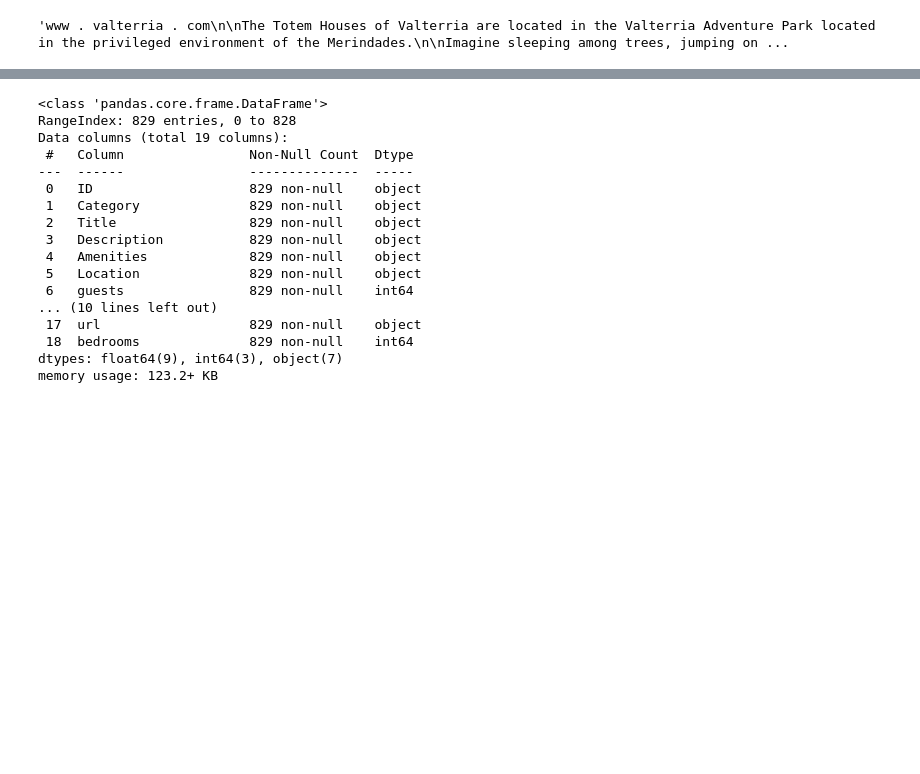
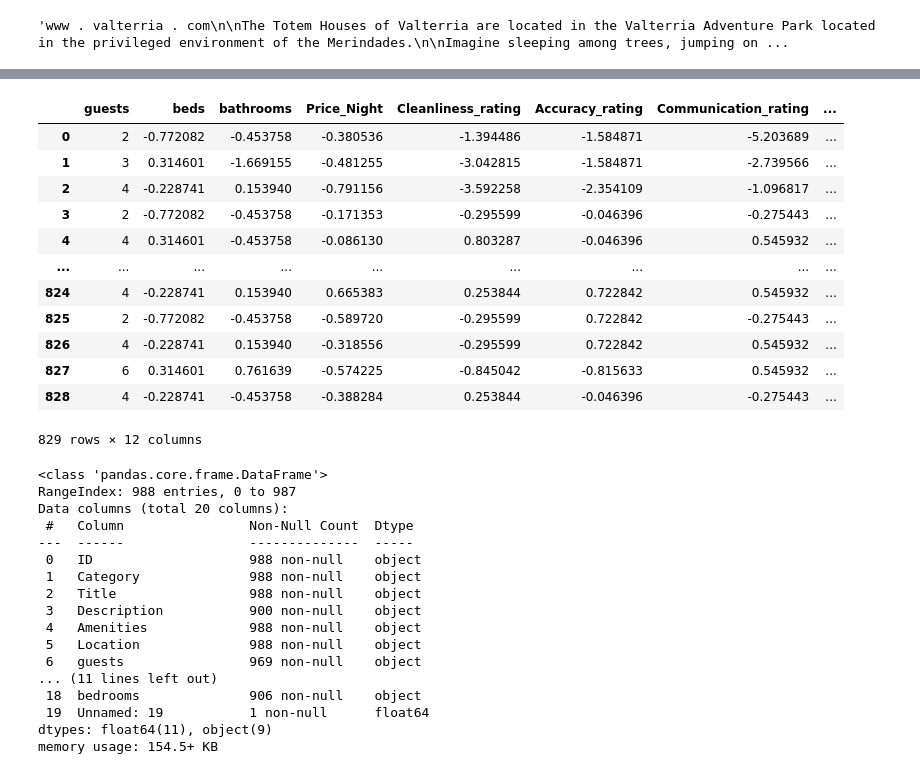
Before and after one commit to raweru/modelling-airbnbs-property-listing-dataset-, a Jupyter notebook: cleaner.ipynb, the cells around one changed output, grey strips where cells are left out. Drawn from its saved outputs; the diff is of its cells as text; code cells hidden in the pictures; blank space fills up the shorter version.

```diff
--- a/cleaner.ipynb
+++ b/cleaner.ipynb
@@ -2,3 +2,6 @@
 import pandas as pd
 import numpy as np
 import ast
+# %%
+listings1 = pd.read_csv('tabular_data/clean_tabular_data.csv')
+listings1.info()
@@ -138,20 +149,50 @@ x
+# %%
+numeric_columns = listings1.select_dtypes(include=['number'])
+
+# Create an instance of StandardScaler
+scaler = StandardScaler()
+
+# Fit the scaler on the numeric columns
+scaler.fit(numeric_columns)
+
+# Transform the numeric columns using the scaler
+normalized_columns = scaler.transform(numeric_columns)
+
+# Create a new DataFrame with the normalized numeric columns
+normalized_data = listings1.copy()
+normalized_data[numeric_columns.columns] = normalized_columns
+numeric_columns
+# %% [output]
+|  | guests | beds | bathrooms | Price_Night | Cleanliness_rating | Accuracy_rating | Communication_rating | ... |
+| 0 | 2 | -0.772082 | -0.453758 | -0.380536 | -1.394486 | -1.584871 | -5.203689 | ... |
+| 1 | 3 | 0.314601 | -1.669155 | -0.481255 | -3.042815 | -1.584871 | -2.739566 | ... |
+| 2 | 4 | -0.228741 | 0.153940 | -0.791156 | -3.592258 | -2.354109 | -1.096817 | ... |
+| 3 | 2 | -0.772082 | -0.453758 | -0.171353 | -0.295599 | -0.046396 | -0.275443 | ... |
+| 4 | 4 | 0.314601 | -0.453758 | -0.086130 | 0.803287 | -0.046396 | 0.545932 | ... |
+| ... | ... | ... | ... | ... | ... | ... | ... | ... |
+| 824 | 4 | -0.228741 | 0.153940 | 0.665383 | 0.253844 | 0.722842 | 0.545932 | ... |
+| 825 | 2 | -0.772082 | -0.453758 | -0.589720 | -0.295599 | 0.722842 | -0.275443 | ... |
+| 826 | 4 | -0.228741 | 0.153940 | -0.318556 | -0.295599 | 0.722842 | 0.545932 | ... |
+| 827 | 6 | 0.314601 | 0.761639 | -0.574225 | -0.845042 | -0.815633 | 0.545932 | ... |
+| 828 | 4 | -0.228741 | -0.453758 | -0.388284 | 0.253844 | -0.046396 | -0.275443 | ... |
+829 rows × 12 columns
 # %%
-ss.info()
+normalized_data.info()
 # %% [output]
 <class 'pandas.core.frame.DataFrame'>
-RangeIndex: 829 entries, 0 to 828
-Data columns (total 19 columns):
+RangeIndex: 988 entries, 0 to 987
+Data columns (total 20 columns):
  #   Column                Non-Null Count  Dtype
 ---  ------                --------------  -----
- 0   ID                    829 non-null    object
- 1   Category              829 non-null    object
- 2   Title                 829 non-null    object
- 3   Description           829 non-null    object
- 4   Amenities             829 non-null    object
- 5   Location              829 non-null    object
- 6   guests                829 non-null    int64
-... (10 lines left out)
- 17  url                   829 non-null    object
- 18  bedrooms              829 non-null    int64
-dtypes: float64(9), int64(3), object(7)
-memory usage: 123.2+ KB
+ 0   ID                    988 non-null    object
+ 1   Category              988 non-null    object
+ 2   Title                 988 non-null    object
+ 3   Description           900 non-null    object
+ 4   Amenities             988 non-null    object
+ 5   Location              988 non-null    object
+ 6   guests                969 non-null    object
+... (11 lines left out)
+ 18  bedrooms              906 non-null    object
+ 19  Unnamed: 19           1 non-null      float64
+dtypes: float64(11), object(9)
+memory usage: 154.5+ KB
```
Also changed, not shown: parts of 9 cells of this notebook, 48 other files.
